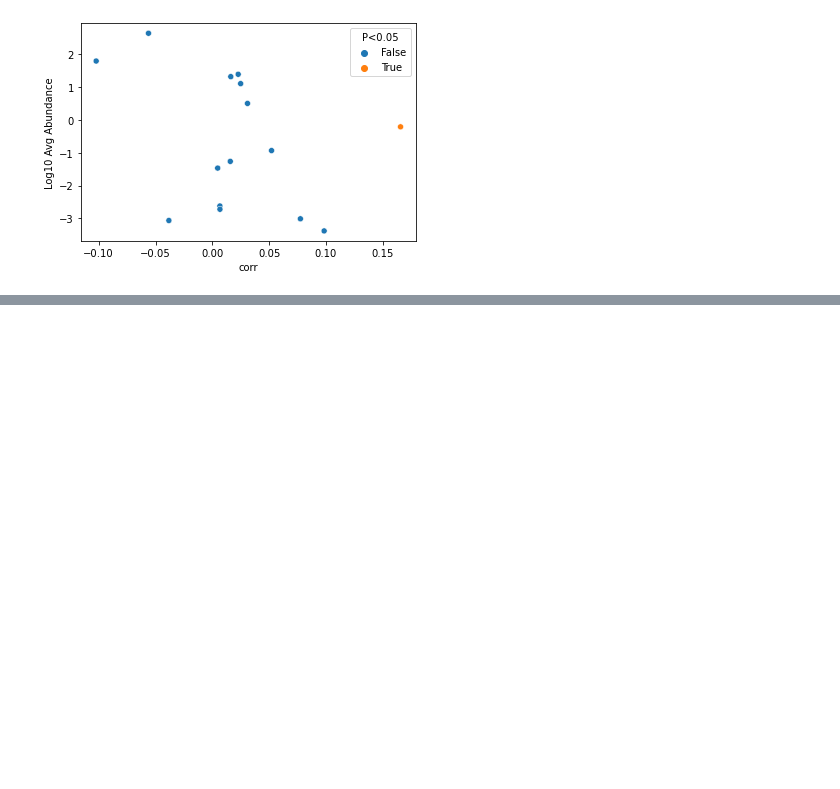
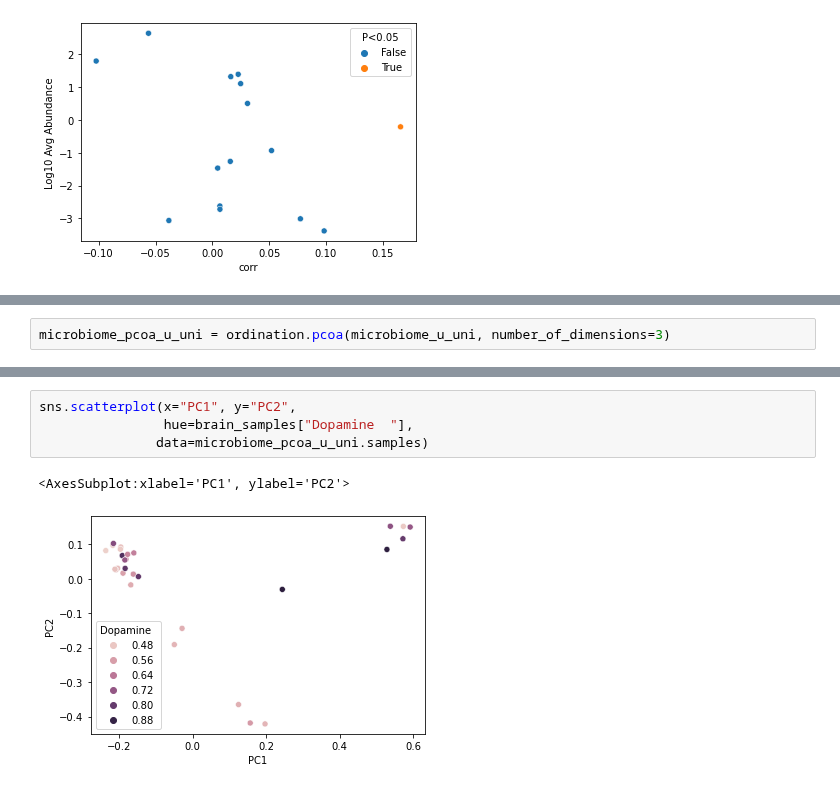
Before and after one commit to sterrettJD/GT-micro-metabo, a Jupyter notebook: analysis/Neurotransmitters.ipynb, the cells around one changed output, grey strips where cells are left out. Cells and saved outputs as stored; diff of their text form; blank space fills up the shorter version.

Commit message:
pcoa colored by neurotransmitters

```diff
--- a/analysis/Neurotransmitters.ipynb
+++ b/analysis/Neurotransmitters.ipynb
@@ -266,0 +294,2 @@ brain_mantel_results_u[brain_mantel_results_u["P<0.05"]].sort_values("corr", asc
+# %%
+microbiome_pcoa_u_uni = ordination.pcoa(microbiome_u_uni, number_of_dimensions=3)
@@ -266,0 +309,7 @@ brain_mantel_results_u[brain_mantel_results_u["P<0.05"]].sort_values("corr", asc
+# %%
+sns.scatterplot(x="PC1", y="PC2",
+                hue=brain_samples["Dopamine  "],
+               data=microbiome_pcoa_u_uni.samples)
+# %% [output]
+<AxesSubplot:xlabel='PC1', ylabel='PC2'>
+[figure, added]
```
Also changed, not shown: parts of 25 cells of this notebook.
